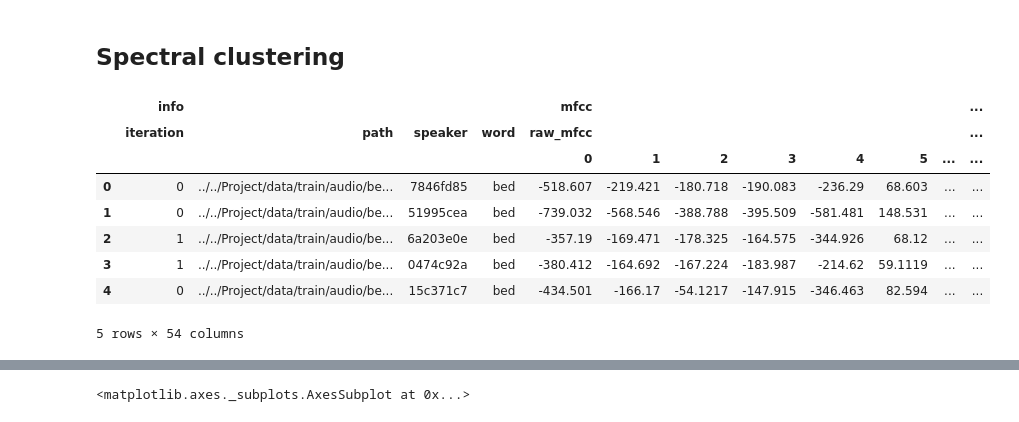
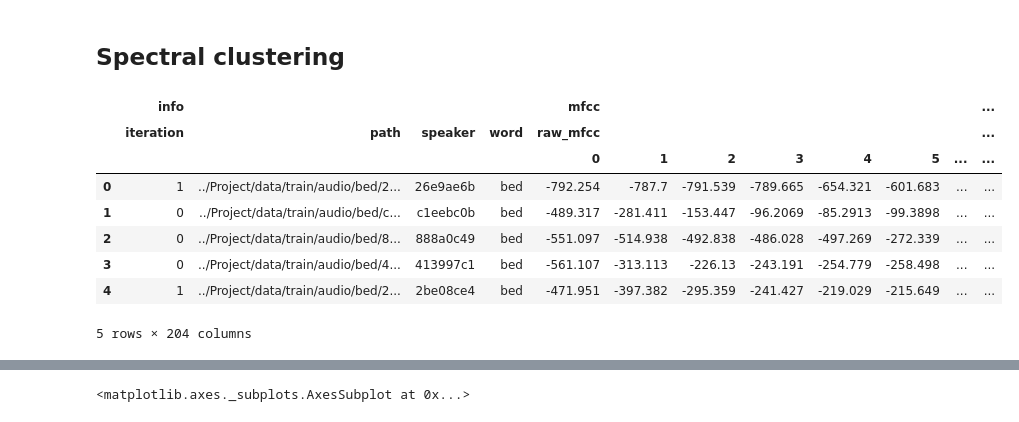
Before and after one commit to adrianlwn/NTDS-Speech-Recognition-Challenge, a Jupyter notebook: Test_Feature.ipynb, the cells around one changed output, grey strips where cells are left out. Drawn from its saved outputs; the diff is of its cells as text; code cells hidden in the pictures.

```diff
--- a/Test_Feature.ipynb
+++ b/Test_Feature.ipynb
@@ -140,18 +214,18 @@ features_og.head()
 ## Spectral clustering
 # %%
 # Load features
-features_og = pd.read_pickle('./Features Data/cut_mfccs_raw_10_1028_5.pickle')
+features_og = pd.read_pickle('./Features Data/cut_mfccs_raw_10_1028_20.pickle')
 features_og.head()
 # %% [output]
 |  | info |  |  |  | mfcc |  |  |  |  |  |  | ... |
 |  | iteration | path | speaker | word | raw_mfcc |  |  |  |  |  |  | ... |
 |  |  |  |  |  | 0 | 1 | 2 | 3 | 4 | 5 | ... | ... |
-| 0 | 0 | ../../Project/data/train/audio/be... | 7846fd85 | bed | -518.607 | -219.421 | -180.718 | -190.083 | -236.29 | 68.603 | ... | ... |
-| 1 | 0 | ../../Project/data/train/audio/be... | 51995cea | bed | -739.032 | -568.546 | -388.788 | -395.509 | -581.481 | 148.531 | ... | ... |
-| 2 | 1 | ../../Project/data/train/audio/be... | 6a203e0e | bed | -357.19 | -169.471 | -178.325 | -164.575 | -344.926 | 68.12 | ... | ... |
-| 3 | 1 | ../../Project/data/train/audio/be... | 0474c92a | bed | -380.412 | -164.692 | -167.224 | -183.987 | -214.62 | 59.1119 | ... | ... |
-| 4 | 0 | ../../Project/data/train/audio/be... | 15c371c7 | bed | -434.501 | -166.17 | -54.1217 | -147.915 | -346.463 | 82.594 | ... | ... |
+| 0 | 1 | ../Project/data/train/audio/bed/2... | 26e9ae6b | bed | -792.254 | -787.7 | -791.539 | -789.665 | -654.321 | -601.683 | ... | ... |
+| 1 | 0 | ../Project/data/train/audio/bed/c... | c1eebc0b | bed | -489.317 | -281.411 | -153.447 | -96.2069 | -85.2913 | -99.3898 | ... | ... |
+| 2 | 0 | ../Project/data/train/audio/bed/8... | 888a0c49 | bed | -551.097 | -514.938 | -492.838 | -486.028 | -497.269 | -272.339 | ... | ... |
+| 3 | 0 | ../Project/data/train/audio/bed/4... | 413997c1 | bed | -561.107 | -313.113 | -226.13 | -243.191 | -254.779 | -258.498 | ... | ... |
+| 4 | 1 | ../Project/data/train/audio/bed/2... | 2be08ce4 | bed | -471.951 | -397.382 | -295.359 | -241.427 | -219.029 | -215.649 | ... | ... |
-5 rows × 54 columns
+5 rows × 204 columns
 # %%
 # drop features
 features = pd.DataFrame(features_og['mfcc'])
```
Also changed, not shown: parts of 20 cells of this notebook, 7 other files.
